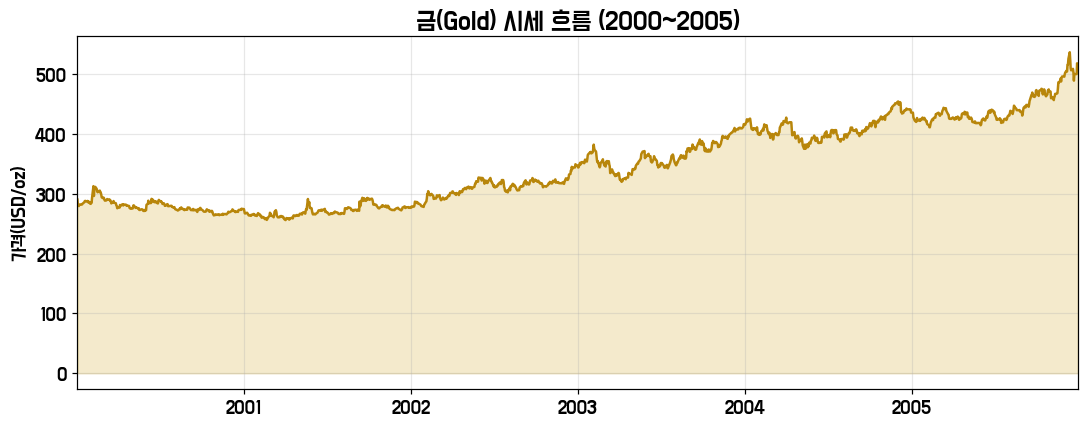
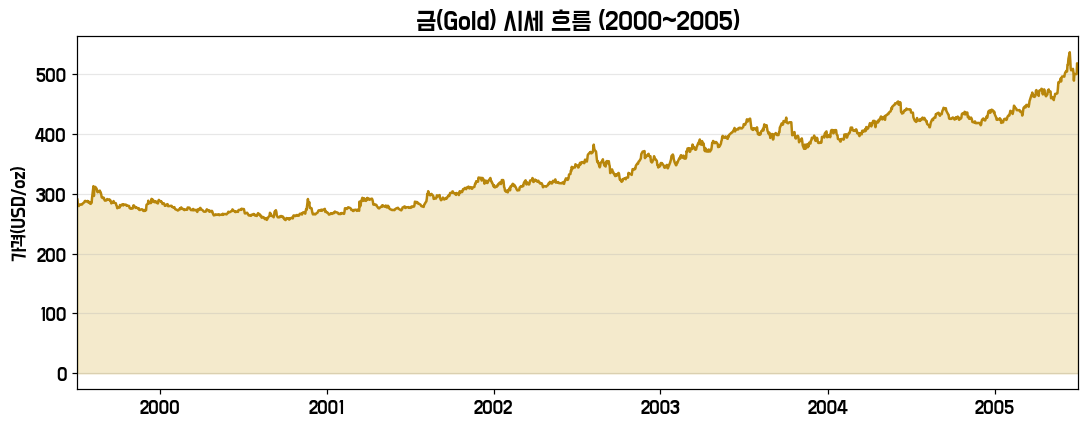
Unified diff of the notebook cell whose output changed from the first chart to the second:
--- before
+++ after
@@ -2,10 +2,14 @@
 gold["ds"] = pd.to_datetime(gold["ds"])        # 'ds'(날짜) 칸을 날짜형으로 변환
 
+import matplotlib.dates as mdates                                     # 날짜 축 눈금을 다루는 도구
 plt.figure(figsize=(10, 4))                                           # 캔버스 크기
 plt.fill_between(gold["ds"], gold["y"], color="#D4AF37", alpha=0.25)  # 선 아래를 옅은 금색으로 채움
 plt.plot(gold["ds"], gold["y"], color="#B8860B", linewidth=1.6)       # 금값 선 그리기
 plt.title(f"금(Gold) 시세 흐름 ({gold['ds'].min():%Y}~{gold['ds'].max():%Y})", fontsize=14)  # 제목에 실제 연도범위 자동 표기
-plt.ylabel("가격(USD/oz)"); plt.grid(alpha=0.3)   # y축 이름(온스당 달러) + 격자
-plt.xlim(gold["ds"].min(), gold["ds"].max())      # x축을 데이터 범위(2000~2005)에 딱 맞춰 끝의 빈 칸 제거
+plt.ylabel("가격(USD/oz)"); plt.grid(axis="y", alpha=0.3)   # y축 이름(온스당 달러) + 가로 격자
+plt.xlim(gold["ds"].min(), gold["ds"].max())      # x축을 데이터 범위(2000~2005)에 딱 맞춤
+ax = plt.gca()
+ax.xaxis.set_major_locator(mdates.YearLocator(month=7))   # 연도 눈금을 '그 해 한가운데(7월)'에 → 라벨이 그 해 데이터 중앙에 옴(2005가 끝처럼 안 보이게)
+ax.xaxis.set_major_formatter(mdates.DateFormatter("%Y"))  # 눈금 라벨을 연도(예: 2005)로 표시
 plt.tight_layout(); plt.show()
 print(f"{gold['ds'].min():%Y}년 ${gold['y'].iloc[0]:,.0f}  →  {gold['ds'].max():%Y}년 ${gold['y'].iloc[-1]:,.0f}")  # 처음값 → 마지막값

Commit: 01_demo 금 차트: 연도 눈금을 각 해 한가운데(7월)로 → '2005 이후' 착시 해소